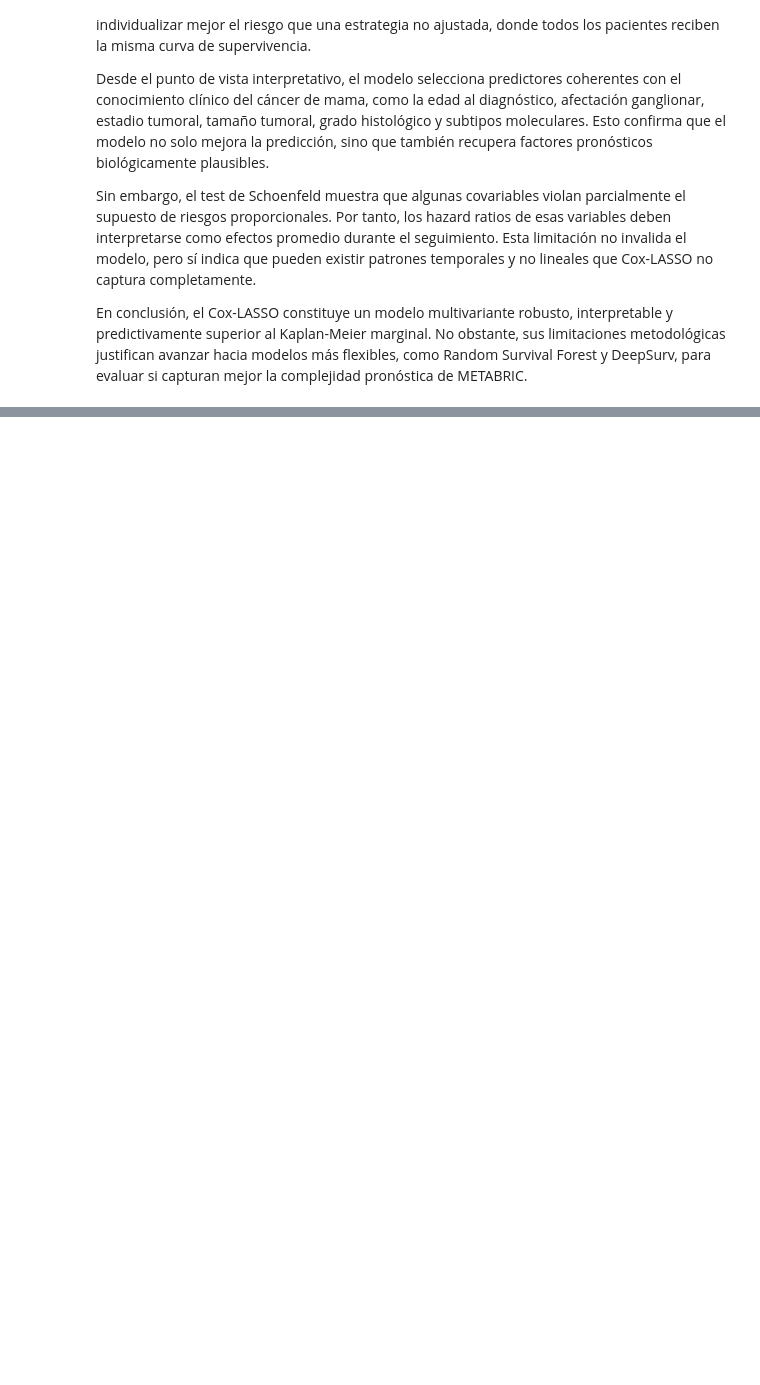
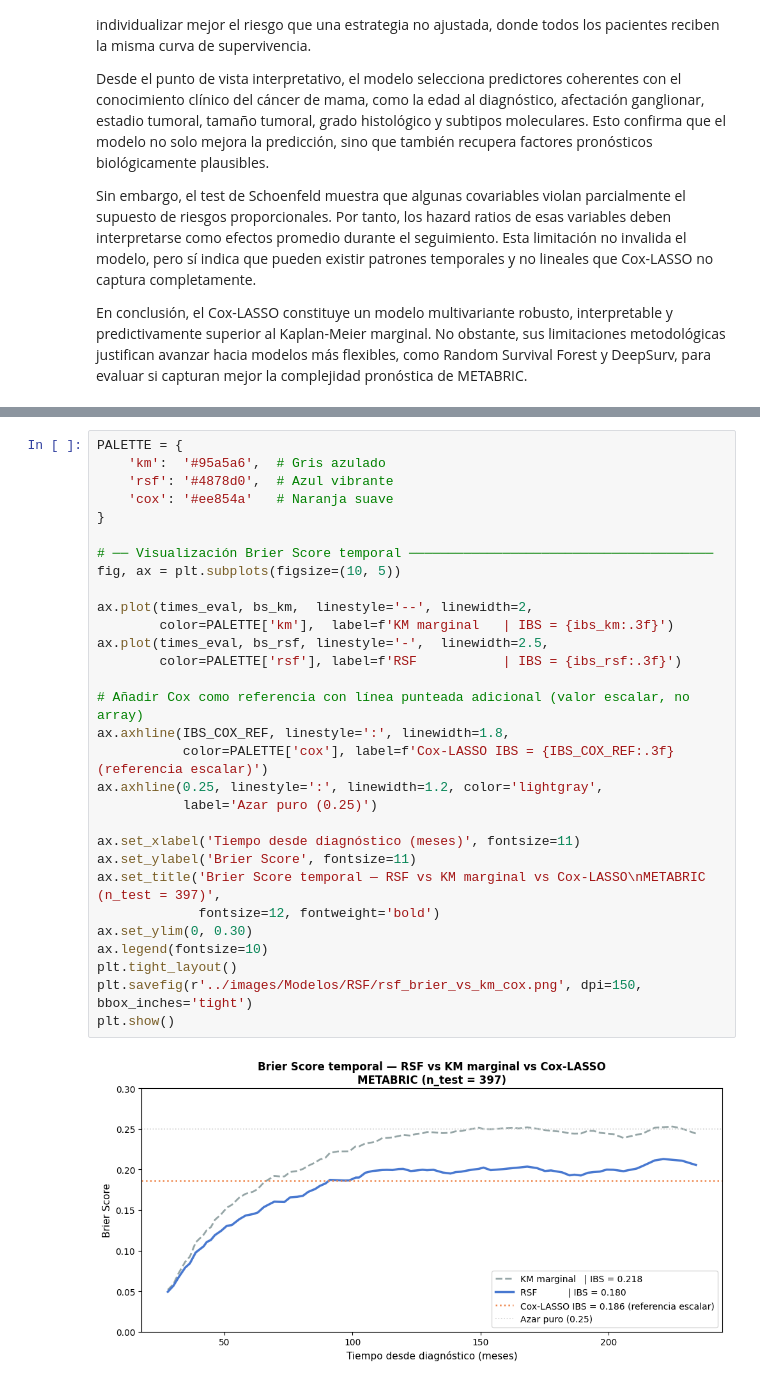
Before and after one commit to JulioUQ/TFM---Analisis-de-supervivencia-del-cancer, a Jupyter notebook: Modulo 3 - Diseño e implementacion del trabajo/code/METABRIC_Diseño_Implementacion_Modelos_inprogress.ipynb, the cells around one changed output, grey strips where cells are left out. Drawn from its saved outputs; the diff is of its cells as text; blank space fills up the shorter version.

```diff
--- a/Modulo 3 - Diseño e implementacion del trabajo/code/METABRIC_Diseño_Implementacion_Modelos_inprogress.ipynb
+++ b/Modulo 3 - Diseño e implementacion del trabajo/code/METABRIC_Diseño_Implementacion_Modelos_inprogress.ipynb
@@ -1336,0 +1713,32 @@ En conclusión, el Cox-LASSO constituye un modelo multivariante robusto, interpr
+# %%
+PALETTE = {
+    'km':  '#95a5a6',  # Gris azulado
+    'rsf': '#4878d0',  # Azul vibrante
+    'cox': '#ee854a'   # Naranja suave
+}
+
+# ── Visualización Brier Score temporal ───────────────────────────────────────
+fig, ax = plt.subplots(figsize=(10, 5))
+
+ax.plot(times_eval, bs_km,  linestyle='--', linewidth=2,
+        color=PALETTE['km'],  label=f'KM marginal   | IBS = {ibs_km:.3f}')
+ax.plot(times_eval, bs_rsf, linestyle='-',  linewidth=2.5,
+        color=PALETTE['rsf'], label=f'RSF           | IBS = {ibs_rsf:.3f}')
+
+# Añadir Cox como referencia con línea punteada adicional (valor escalar, no array)
+ax.axhline(IBS_COX_REF, linestyle=':', linewidth=1.8,
+           color=PALETTE['cox'], label=f'Cox-LASSO IBS = {IBS_COX_REF:.3f} (referencia escalar)')
+ax.axhline(0.25, linestyle=':', linewidth=1.2, color='lightgray',
+           label='Azar puro (0.25)')
+
+ax.set_xlabel('Tiempo desde diagnóstico (meses)', fontsize=11)
+ax.set_ylabel('Brier Score', fontsize=11)
+ax.set_title('Brier Score temporal — RSF vs KM marginal vs Cox-LASSO\nMETABRIC (n_test = 397)',
+             fontsize=12, fontweight='bold')
+ax.set_ylim(0, 0.30)
+ax.legend(fontsize=10)
+plt.tight_layout()
+plt.savefig(r'../images/Modelos/RSF/rsf_brier_vs_km_cox.png', dpi=150, bbox_inches='tight')
+plt.show()
+# %% [output]
+[figure, added]
```
Also changed, not shown: parts of 43 cells of this notebook, 10 other files.
